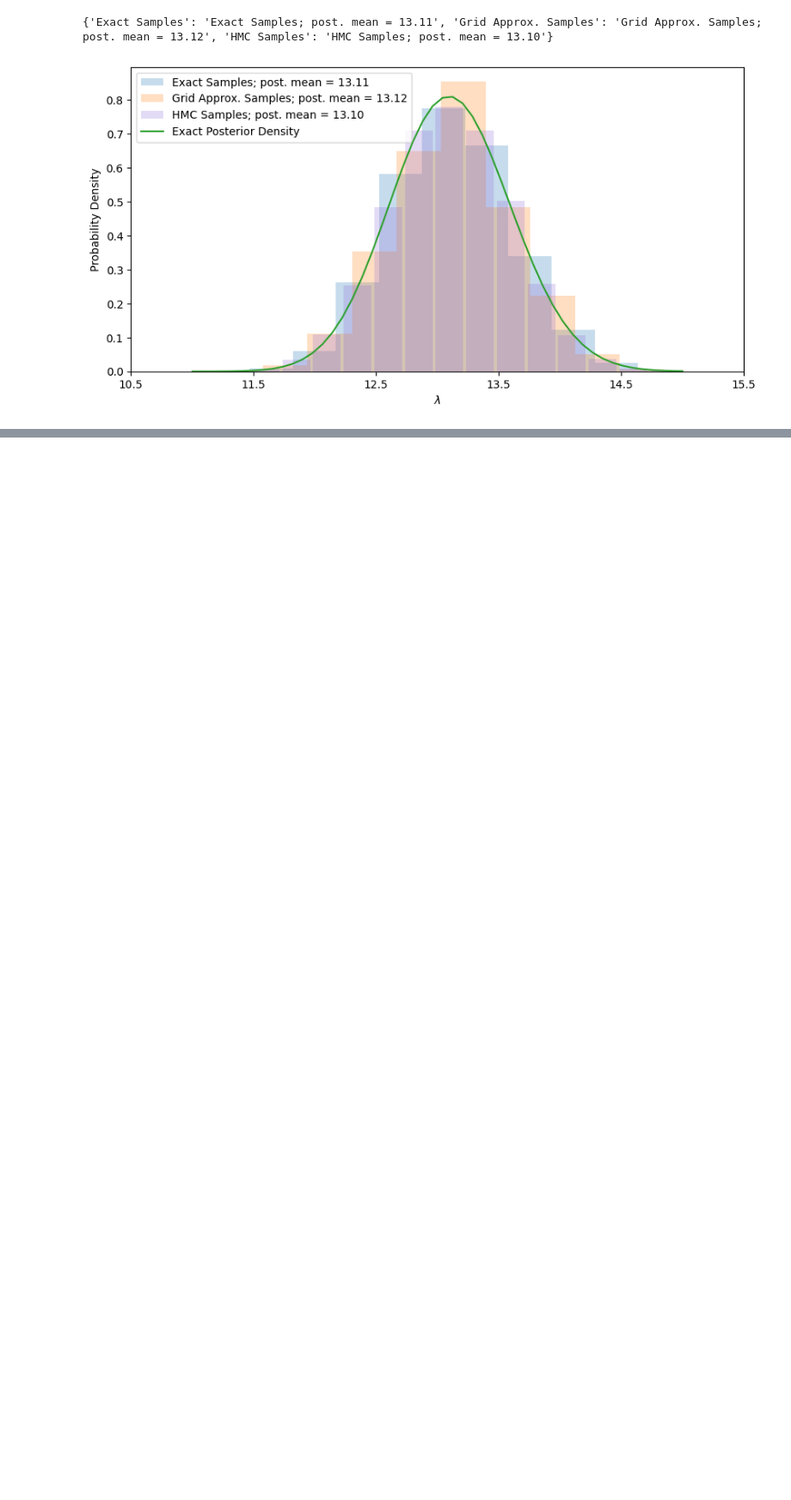
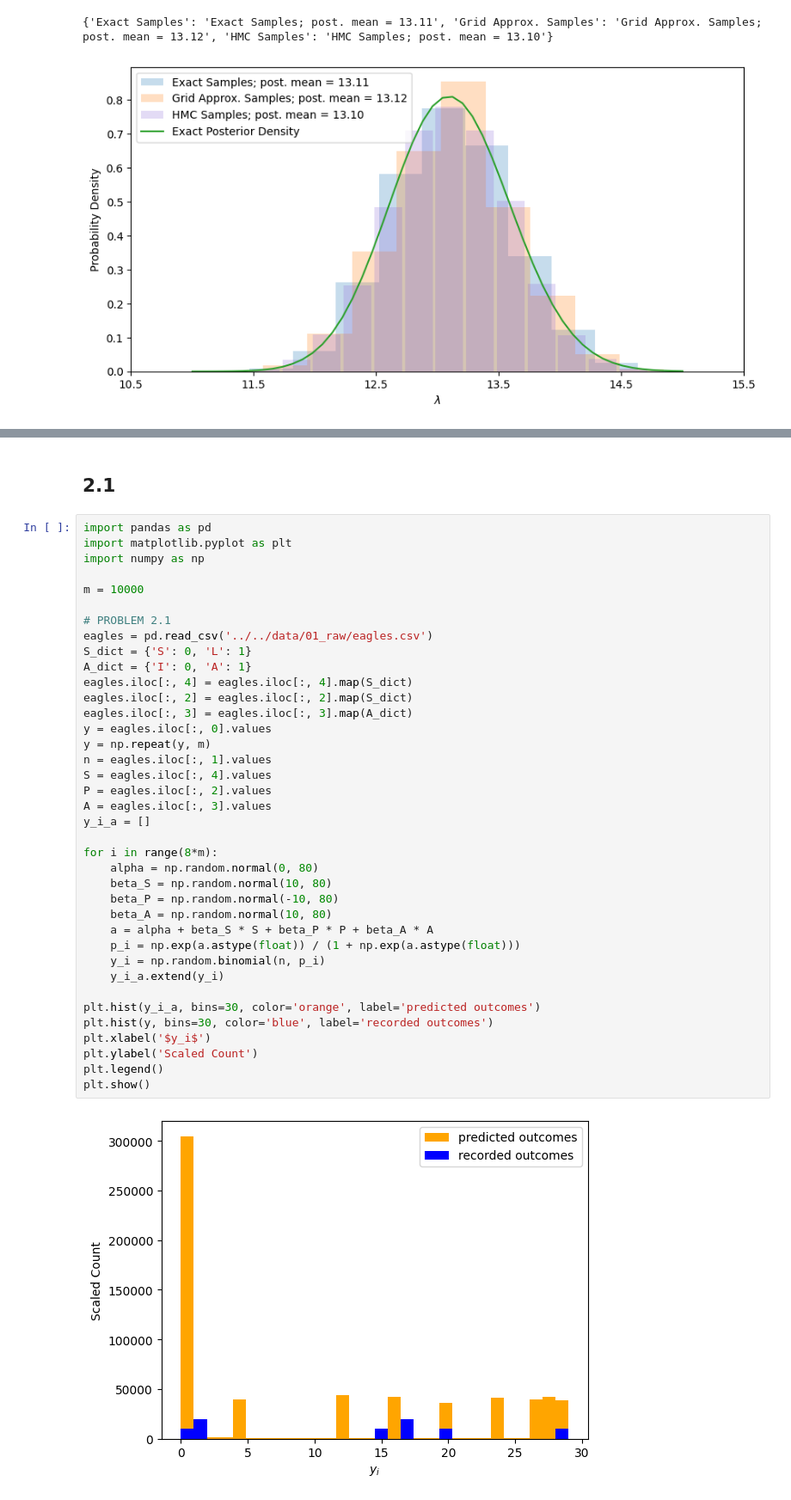
Before and after one commit to ajbarrows/uvmbayes, a Jupyter notebook: notebooks/problem_sets/problem_set_3.ipynb, the cells around one changed output, grey strips where cells are left out. Shown at 86% size. Cells and saved outputs as stored; diff of their text form; blank space fills up the shorter version.

Commit message:
update problem set 3

```diff
--- a/notebooks/problem_sets/problem_set_3.ipynb
+++ b/notebooks/problem_sets/problem_set_3.ipynb
@@ -338,0 +344,42 @@ plt.savefig(os.path.join(out_dir, "sample_comparison.pdf"))
+# %% [markdown]
+## 2.1
+# %%
+import pandas as pd
+import matplotlib.pyplot as plt
+import numpy as np
+
+m = 10000
+
+# PROBLEM 2.1
+eagles = pd.read_csv('../../data/01_raw/eagles.csv')
+S_dict = {'S': 0, 'L': 1}
+A_dict = {'I': 0, 'A': 1}
+eagles.iloc[:, 4] = eagles.iloc[:, 4].map(S_dict)
+eagles.iloc[:, 2] = eagles.iloc[:, 2].map(S_dict)
+eagles.iloc[:, 3] = eagles.iloc[:, 3].map(A_dict)
+y = eagles.iloc[:, 0].values
+y = np.repeat(y, m)
+n = eagles.iloc[:, 1].values
+S = eagles.iloc[:, 4].values
+P = eagles.iloc[:, 2].values
+A = eagles.iloc[:, 3].values
+y_i_a = []
+
+for i in range(8*m):
+    alpha = np.random.normal(0, 80)
+    beta_S = np.random.normal(10, 80)
+    beta_P = np.random.normal(-10, 80)
+    beta_A = np.random.normal(10, 80)
+    a = alpha + beta_S * S + beta_P * P + beta_A * A
+    p_i = np.exp(a.astype(float)) / (1 + np.exp(a.astype(float)))
+    y_i = np.random.binomial(n, p_i)
+    y_i_a.extend(y_i)
+
+plt.hist(y_i_a, bins=30, color='orange', label='predicted outcomes')
+plt.hist(y, bins=30, color='blue', label='recorded outcomes')
+plt.xlabel('$y_i$')
+plt.ylabel('Scaled Count')
+plt.legend()
+plt.show()
+# %% [output]
+[figure, added]
```
Also changed, not shown: parts of 9 cells of this notebook.
